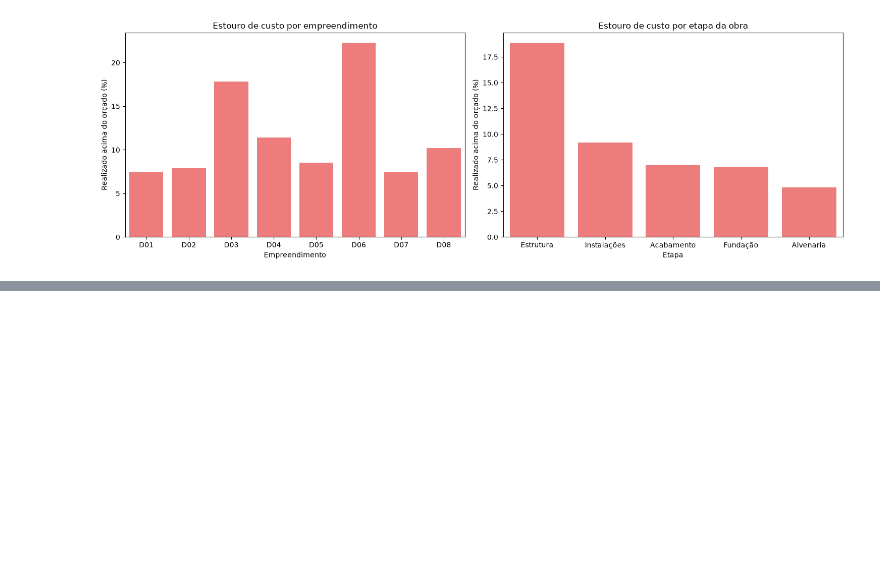
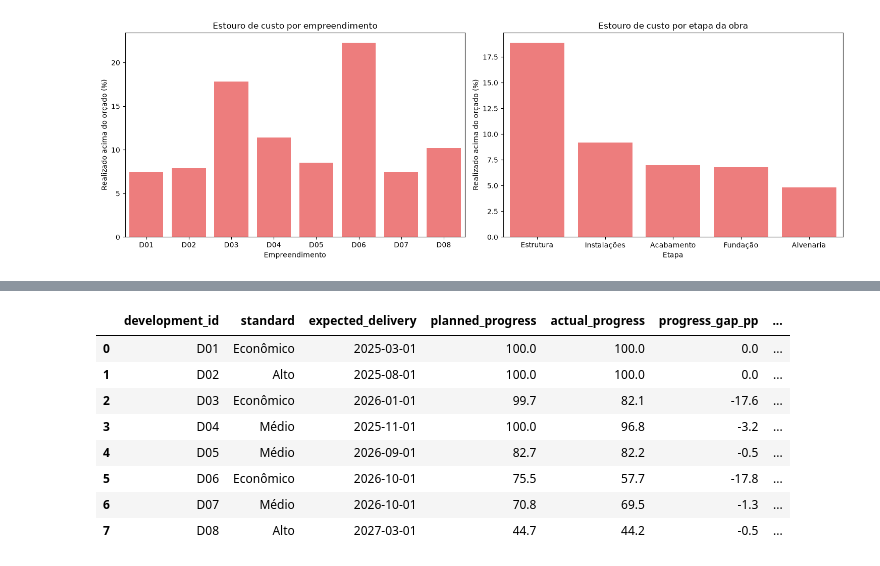
Before and after one commit to ricardo-paganini/construction-powerbi-dashboard, a Jupyter notebook: construction_analysis.ipynb, the cells around one changed output, grey strips where cells are left out. Cells and saved outputs as stored; diff of their text form; code cells hidden in the pictures; blank space fills up the shorter version.

```diff
--- a/construction_analysis.ipynb
+++ b/construction_analysis.ipynb
@@ -790,0 +796,47 @@ plt.show()
+# %%
+query = '''
+WITH last_month AS (
+    SELECT development_id,
+           MAX(month) AS month
+    FROM construction_progress
+    GROUP BY development_id
+),
+last_progress AS (
+    SELECT p.development_id,
+           p.planned_progress,
+           p.actual_progress
+    FROM construction_progress p
+    JOIN last_month l ON p.development_id = l.development_id AND p.month = l.month
+),
+cost AS (
+    SELECT development_id,
+           100.0 * (SUM(actual_cost) - SUM(budgeted_cost)) / SUM(budgeted_cost) AS overrun_pct
+    FROM construction_costs
+    GROUP BY development_id
+)
+SELECT d.development_id,
+       d.standard,
+       date(d.expected_delivery) AS expected_delivery,
+       lp.planned_progress,
+       lp.actual_progress,
+       ROUND(lp.actual_progress - lp.planned_progress, 1) AS progress_gap_pp,
+       ROUND(c.overrun_pct, 1) AS overrun_pct,
+       CASE WHEN lp.actual_progress - lp.planned_progress < -2 THEN 'Atrasada' ELSE 'No prazo' END AS schedule_status
+FROM developments d
+JOIN last_progress lp ON d.development_id = lp.development_id
+JOIN cost c ON d.development_id = c.development_id
+ORDER BY d.development_id
+'''
+
+schedule = pd.read_sql(query, conn)
+schedule
+# %% [output]
+|  | development_id | standard | expected_delivery | planned_progress | actual_progress | progress_gap_pp | ... |
+| 0 | D01 | Econômico | 2025-03-01 | 100.0 | 100.0 | 0.0 | ... |
+| 1 | D02 | Alto | 2025-08-01 | 100.0 | 100.0 | 0.0 | ... |
+| 2 | D03 | Econômico | 2026-01-01 | 99.7 | 82.1 | -17.6 | ... |
+| 3 | D04 | Médio | 2025-11-01 | 100.0 | 96.8 | -3.2 | ... |
+| 4 | D05 | Médio | 2026-09-01 | 82.7 | 82.2 | -0.5 | ... |
+| 5 | D06 | Econômico | 2026-10-01 | 75.5 | 57.7 | -17.8 | ... |
+| 6 | D07 | Médio | 2026-10-01 | 70.8 | 69.5 | -1.3 | ... |
+| 7 | D08 | Alto | 2027-03-01 | 44.7 | 44.2 | -0.5 | ... |
```
Also changed, not shown: parts of 4 cells of this notebook.
